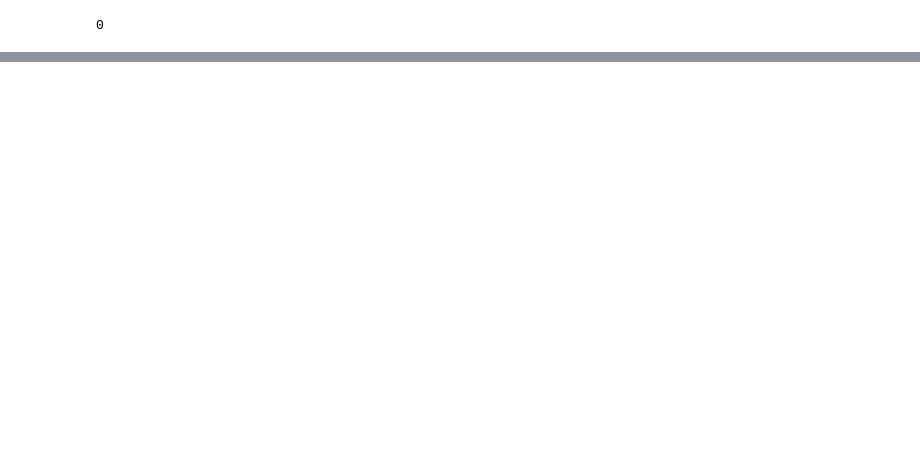
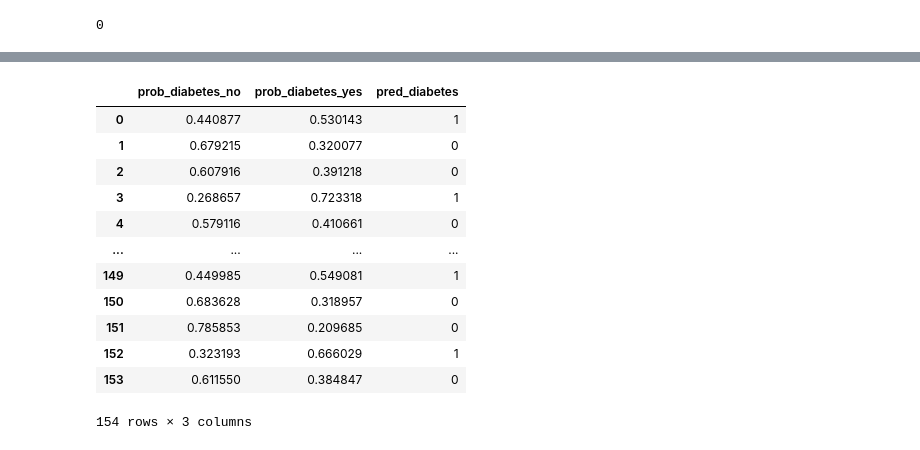
Before and after one commit to ThibaultSchowing/IMPTOX_XAI, a Jupyter notebook: notebooks/2_DIMLP_Fidex.ipynb, the cells around one changed output, grey strips where cells are left out. Saved outputs shown, nothing was run; the diff lists cells and outputs as text; code cells hidden in the pictures; blank space fills up the shorter version.

```diff
--- a/notebooks/2_DIMLP_Fidex.ipynb
+++ b/notebooks/2_DIMLP_Fidex.ipynb
@@ -90,0 +133,23 @@ model.train()
+# %%
+res = pd.read_csv("./notebooks/dimlp/predTest.out", sep=" ", header=None).iloc[:, :-1] # Remove the last column due to trailing whitespace
+
+res.columns = ["prob_diabetes_no", "prob_diabetes_yes"]
+
+# Add a column containing 1 if diabetes_yes is bigger than diabetes_no, 0 otherwise. as integer
+res["pred_diabetes"] = (res["prob_diabetes_yes"] > res["prob_diabetes_no"]).astype(int)
+
+res
+# %% [output]
+|  | prob_diabetes_no | prob_diabetes_yes | pred_diabetes |
+| 0 | 0.440877 | 0.530143 | 1 |
+| 1 | 0.679215 | 0.320077 | 0 |
+| 2 | 0.607916 | 0.391218 | 0 |
+| 3 | 0.268657 | 0.723318 | 1 |
+| 4 | 0.579116 | 0.410661 | 0 |
+| ... | ... | ... | ... |
+| 149 | 0.449985 | 0.549081 | 1 |
+| 150 | 0.683628 | 0.318957 | 0 |
+| 151 | 0.785853 | 0.209685 | 0 |
+| 152 | 0.323193 | 0.666029 | 1 |
+| 153 | 0.611550 | 0.384847 | 0 |
+154 rows × 3 columns
```
Also changed, not shown: parts of 11 cells of this notebook, 8 other files.
